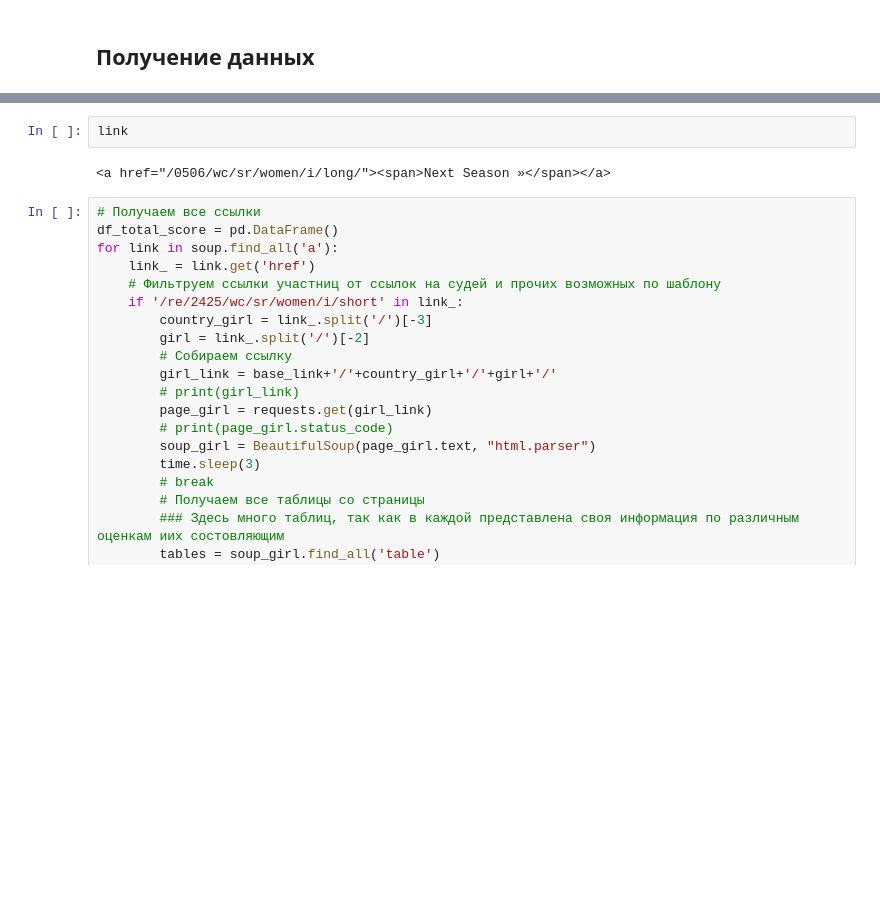
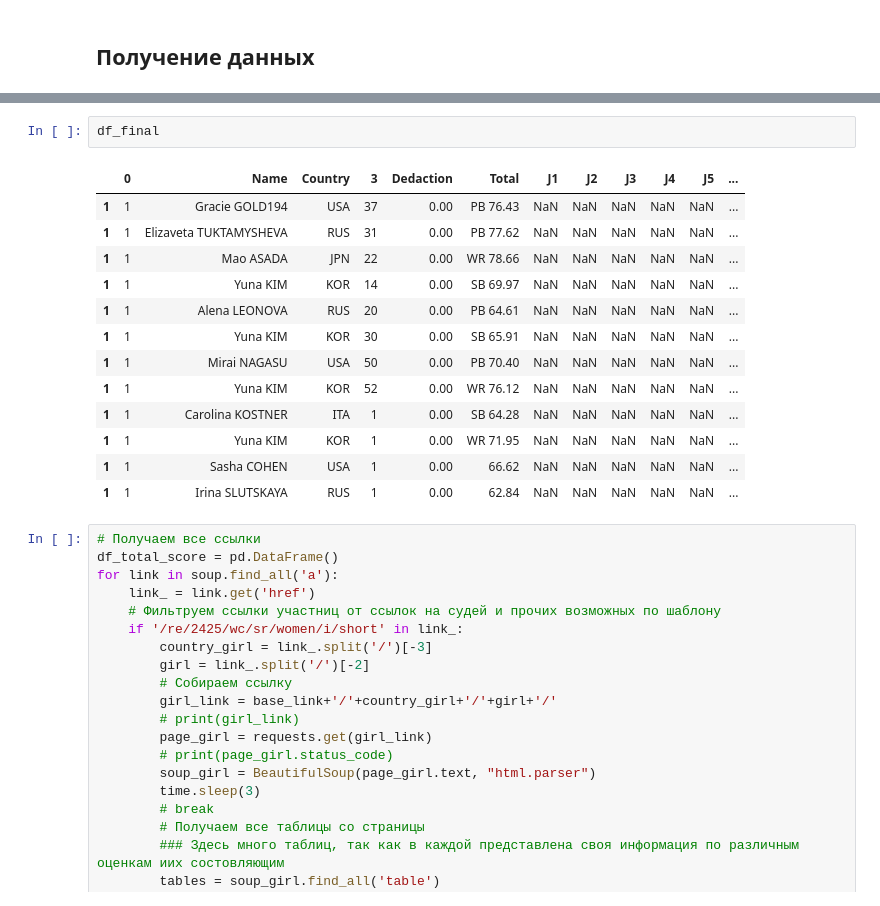
Before and after one commit to Jnesmey/Analytics, a Jupyter notebook: статистика фк.ipynb, the cells around one changed output, grey strips where cells are left out. Drawn from its saved outputs; the diff is of its cells as text; blank space fills up the shorter version.

```diff
--- a/статистика фк.ipynb
+++ b/статистика фк.ipynb
@@ -139,7 +135,19 @@ df_total_score
-# %%
-link
-# %% [output]
-<a href="/0506/wc/sr/women/i/long/"><span>Next Season »</span></a>
+# %%
+df_final
+# %% [output]
+|  | 0 | Name | Country | 3 | Dedaction | Total | J1 | J2 | J3 | J4 | J5 | ... |
+| 1 | 1 | Gracie GOLD194 | USA | 37 | 0.00 | PB 76.43 | NaN | NaN | NaN | NaN | NaN | ... |
+| 1 | 1 | Elizaveta TUKTAMYSHEVA | RUS | 31 | 0.00 | PB 77.62 | NaN | NaN | NaN | NaN | NaN | ... |
+| 1 | 1 | Mao ASADA | JPN | 22 | 0.00 | WR 78.66 | NaN | NaN | NaN | NaN | NaN | ... |
+| 1 | 1 | Yuna KIM | KOR | 14 | 0.00 | SB 69.97 | NaN | NaN | NaN | NaN | NaN | ... |
+| 1 | 1 | Alena LEONOVA | RUS | 20 | 0.00 | PB 64.61 | NaN | NaN | NaN | NaN | NaN | ... |
+| 1 | 1 | Yuna KIM | KOR | 30 | 0.00 | SB 65.91 | NaN | NaN | NaN | NaN | NaN | ... |
+| 1 | 1 | Mirai NAGASU | USA | 50 | 0.00 | PB 70.40 | NaN | NaN | NaN | NaN | NaN | ... |
+| 1 | 1 | Yuna KIM | KOR | 52 | 0.00 | WR 76.12 | NaN | NaN | NaN | NaN | NaN | ... |
+| 1 | 1 | Carolina KOSTNER | ITA | 1 | 0.00 | SB 64.28 | NaN | NaN | NaN | NaN | NaN | ... |
+| 1 | 1 | Yuna KIM | KOR | 1 | 0.00 | WR 71.95 | NaN | NaN | NaN | NaN | NaN | ... |
+| 1 | 1 | Sasha COHEN | USA | 1 | 0.00 | 66.62 | NaN | NaN | NaN | NaN | NaN | ... |
+| 1 | 1 | Irina SLUTSKAYA | RUS | 1 | 0.00 | 62.84 | NaN | NaN | NaN | NaN | NaN | ... |
 # %%
 # Получаем все ссылки
 df_total_score = pd.DataFrame()
```
Also changed, not shown: parts of 6 cells of this notebook.
